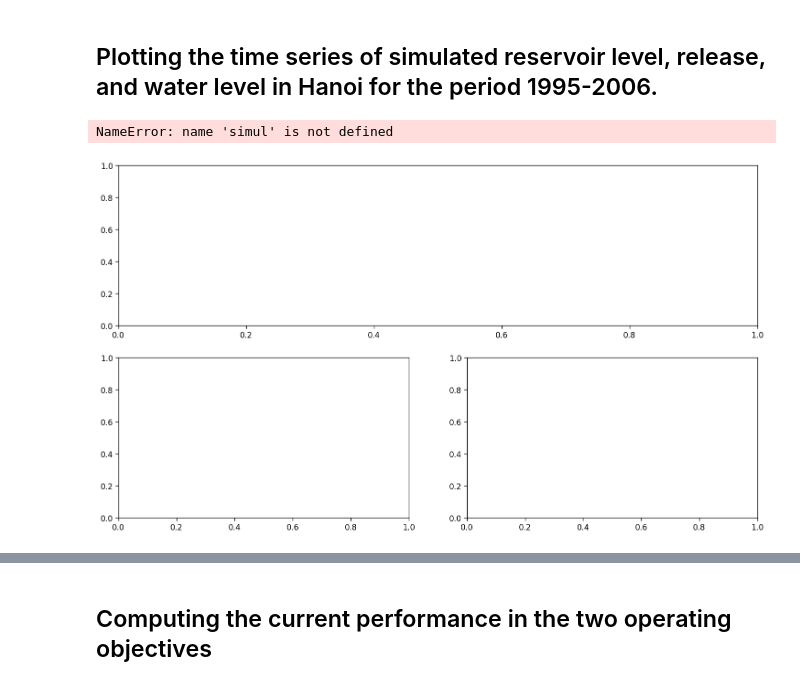
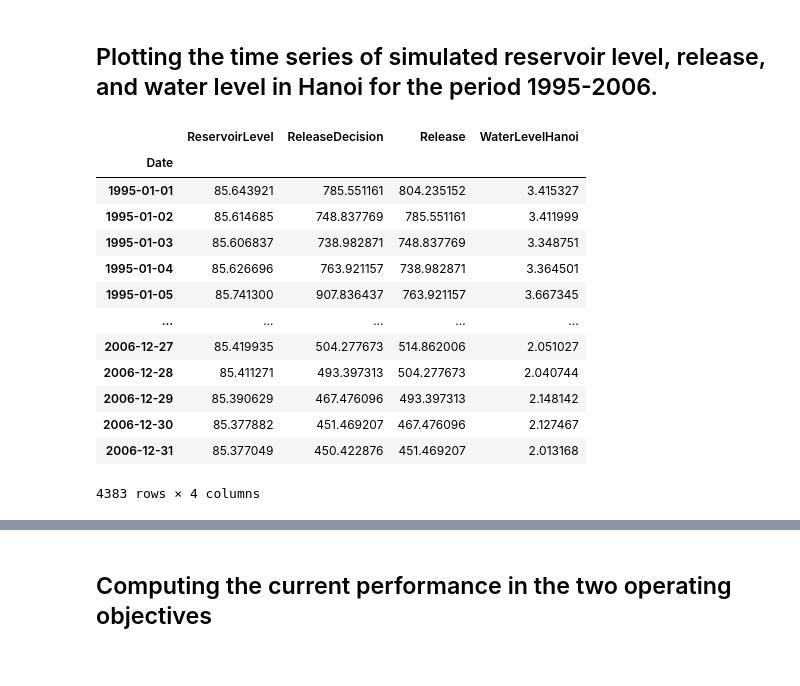
Before and after one commit to CooperBigFoot/optimal-wat-allocation, a Jupyter notebook: code/eda.ipynb, the cells around one changed output, grey strips where cells are left out. Cells and saved outputs as stored; diff of their text form; code cells hidden in the pictures.

```diff
--- a/code/eda.ipynb
+++ b/code/eda.ipynb
@@ -74,42 +52,24 @@ plt.show()
-# %%
-sns.set_context('paper', font_scale=1.4)
-fig = plt.figure(figsize=(18, 10))
-
-layout = (2, 2)
-
-ax_res_lvl = plt.subplot2grid(layout, (0, 0), colspan=2)
-# ax_release_decision = plt.subplot2grid(layout, (0, 1), colspan=1)
-ax_release = plt.subplot2grid(layout, (1, 0), colspan=1)
-ax_h = plt.subplot2grid(layout, (1, 1), colspan=1)
-
-
-ax_res_lvl.plot(simul.index, simul['res_lvl'], label='Reservoir Level', color='#0000FF')
-ax_res_lvl.set_xlabel('')
-ax_res_lvl.set_ylabel('Monthly Reservoir Level (m)')
-ax_res_lvl.grid(alpha=0.2, linestyle='--', color='#0000FF')
-ax_res_lvl.legend()
-
-# ax_release_decision.plot(simul.index, simul['release_decision'], label='Release Decision', color='#0000FF')
-# ax_release_decision.set_xlabel('Date')
-# ax_release_decision.set_ylabel('Monthly Release Decision (m$^3$/s)')
-# ax_release_decision.grid(alpha=0.2, linestyle='--', color='#0000FF')
-
-ax_release.plot(simul.index, simul['releaase'], label='Release', color='#0000FF')
-# ax_release.plot(simul.index, simul['release_decision'], label='Release Decision', color='black', marker='o', alpha=0.3)
-ax_release.set_xlabel('')
-ax_release.set_ylabel('Monthly Release (m$^3$/s)')
-ax_release.grid(alpha=0.2, linestyle='--', color='#0000FF')
-ax_release.legend()
-
-ax_h.plot(simul.index, simul['h_HaNoi'], label='Hanoi Water Level', color='#0000FF')
-ax_h.set_xlabel('')
-ax_h.set_ylabel('Water level in Hanoi (cm)')
-ax_h.grid(alpha=0.2, linestyle='--', color='#0000FF')
-ax_h.legend()
-
-sns.despine()
-# plt.savefig('/Users/cooper/Desktop/optimal-wat-allocation/images/current_simulation.png', dpi=300, bbox_inches='tight')
-plt.show()
-# %% [output]
-NameError: name 'simul' is not defined
-[figure, removed]
+# %%
+control_policy_simul = process_policy(
+    path_to_policy="/Users/cooper/Desktop/optimal-wat-allocation/data/simHB_output.csv",
+    start_date=start_date,
+    end_date=end_date,
+)
+
+control_policy_simul = control_policy_simul["1995":"2006"]
+control_policy_simul
+# %% [output]
+|  | ReservoirLevel | ReleaseDecision | Release | WaterLevelHanoi |
+| Date |  |  |  |  |
+| 1995-01-01 | 85.643921 | 785.551161 | 804.235152 | 3.415327 |
+| 1995-01-02 | 85.614685 | 748.837769 | 785.551161 | 3.411999 |
+| 1995-01-03 | 85.606837 | 738.982871 | 748.837769 | 3.348751 |
+| 1995-01-04 | 85.626696 | 763.921157 | 738.982871 | 3.364501 |
+| 1995-01-05 | 85.741300 | 907.836437 | 763.921157 | 3.667345 |
+| ... | ... | ... | ... | ... |
+| 2006-12-27 | 85.419935 | 504.277673 | 514.862006 | 2.051027 |
+| 2006-12-28 | 85.411271 | 493.397313 | 504.277673 | 2.040744 |
+| 2006-12-29 | 85.390629 | 467.476096 | 493.397313 | 2.148142 |
+| 2006-12-30 | 85.377882 | 451.469207 | 467.476096 | 2.127467 |
+| 2006-12-31 | 85.377049 | 450.422876 | 451.469207 | 2.013168 |
+4383 rows × 4 columns
```
Also changed, not shown: parts of 16 cells of this notebook, 5 other files.
